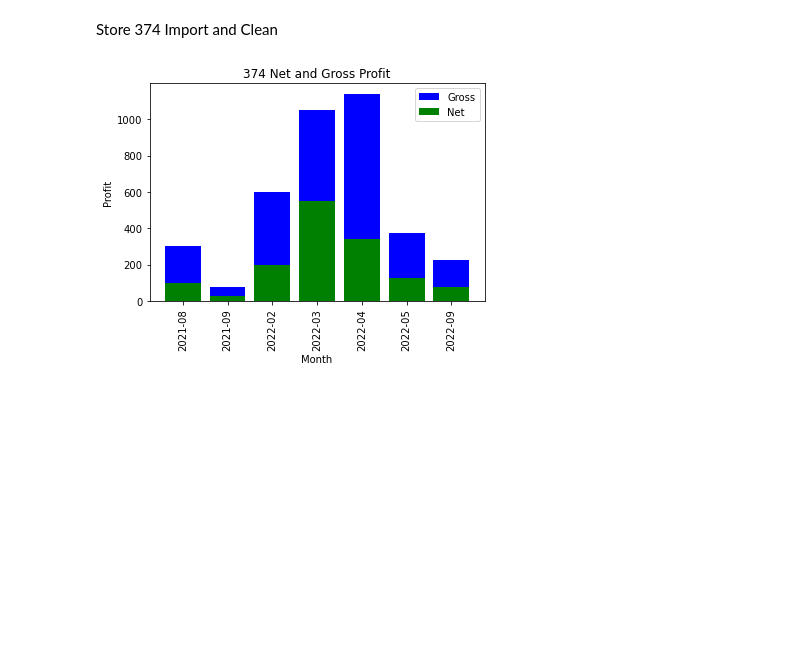
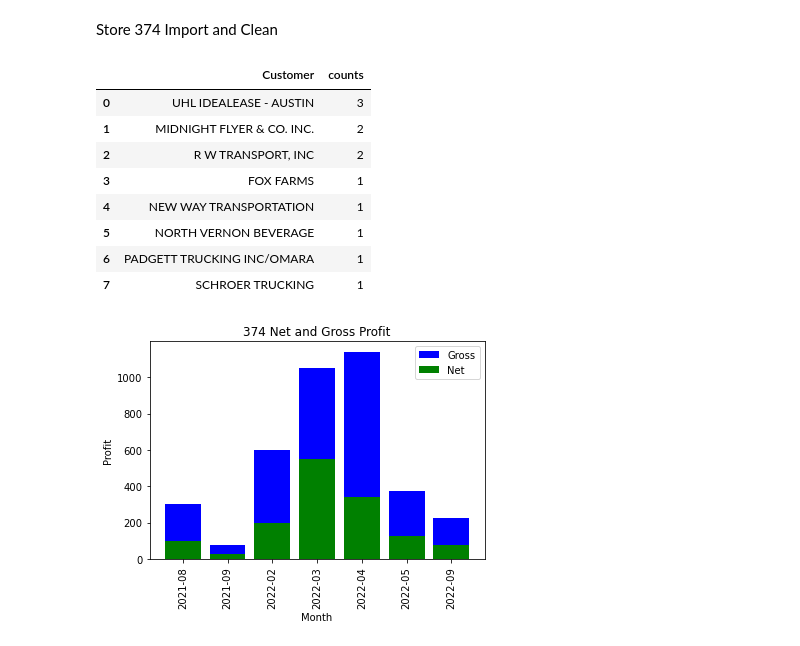
Before and after one commit to dmorton714/vis, a Jupyter notebook: define.ipynb, the cells around one changed output. Drawn from its saved outputs; the diff is of its cells as text; code cells hidden in the pictures; blank space fills up the shorter version.

```diff
--- a/define.ipynb
+++ b/define.ipynb
@@ -313,10 +295,20 @@ Store 374 Import and Clean
 # %%
 by_cust =(df3['Customer']).value_counts().sort_index()
 df3_customer = by_cust.rename_axis('Customer').reset_index(name='counts')
 df3_customer.sort_values(by=['counts'], ascending=False, inplace=True)
 df3_customer = df3_customer.reset_index(drop=True)
-# df3_customer
+df3_customer
 # df3_customer.to_csv(r'output/374_customers.csv', index=False)
+# %% [output]
+|  | Customer | counts |
+| 0 | UHL IDEALEASE - AUSTIN | 3 |
+| 1 | MIDNIGHT FLYER & CO. INC. | 2 |
+| 2 | R W TRANSPORT, INC | 2 |
+| 3 | FOX FARMS | 1 |
+| 4 | NEW WAY TRANSPORTATION | 1 |
+| 5 | NORTH VERNON BEVERAGE | 1 |
+| 6 | PADGETT TRUCKING INC/OMARA | 1 |
+| 7 | SCHROER TRUCKING | 1 |
 # %%
 df3['Date'] = pd.to_datetime(df3['Date'])
 df3['Date'] = df3['Date'].dt.strftime('%Y-%m')
```
Also changed, not shown: parts of 16 cells of this notebook, 2 other files.
